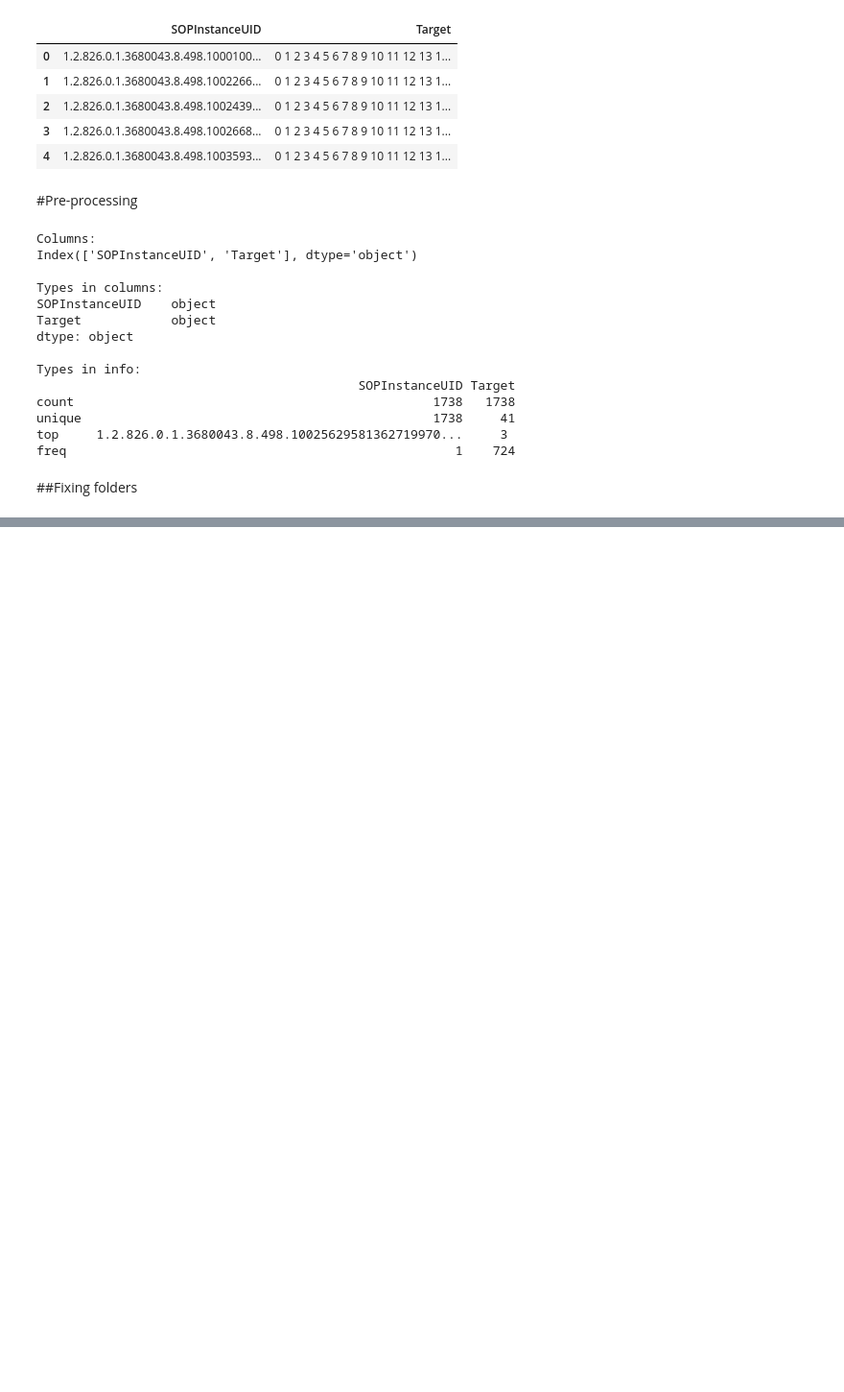
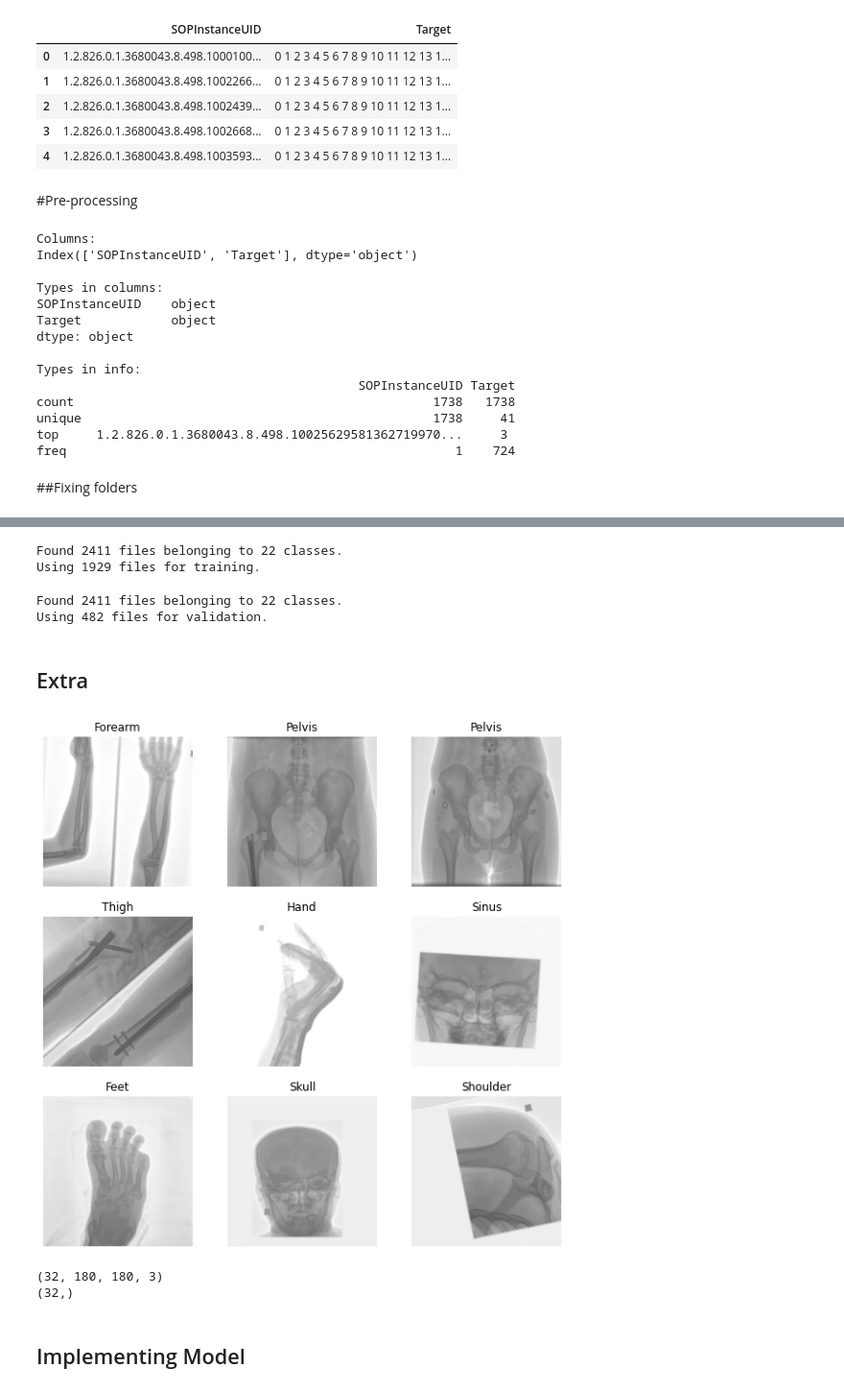
Before and after one commit to LucasLessa1/X-rayBodyPart, a Jupyter notebook: Proj_CIS_Imagens_Raio_X.ipynb, the cells around one changed output, grey strips where cells are left out. Shown: that part at 96% size. Drawn from its saved outputs; the diff is of its cells as text; code cells hidden in the pictures; blank space fills up the shorter version.

Commit message:
Começando o modelo.  tf.image_dataset_from_directory

```diff
--- a/Proj_CIS_Imagens_Raio_X.ipynb
+++ b/Proj_CIS_Imagens_Raio_X.ipynb
@@ -324,5 +368,0 @@ fix2.verify("/content/imageModel" ,"result")
-# %%
-import tensorflow
-labels = [x for x in bodyparts.values()]
-train_batches = ImageDataGenerator(preprocessing_function = tensorflow.keras.applications.vgg16.preprocess_input)
-train_batches = train_batches.flow_from_directory(directory="/content/train_img/", target_size=(256,256), classes=labels, batch_size=10)
@@ -332,0 +371,56 @@ train_batches = train_batches.flow_from_directory(directory="/content/train_img/
+# %%
+#Setting the size of images for the template
+batch_size = 32
+img_height = 180
+img_width = 180
+
+data_dir = "/content/train_img"
+# %%
+train_ds = tf.keras.utils.image_dataset_from_directory(
+  data_dir,
+  validation_split=0.2,
+  subset="training",
+  seed=123,
+  image_size=(img_height, img_width),
+  batch_size=batch_size)
+# %% [output]
+Found 2411 files belonging to 22 classes.
+Using 1929 files for training.
+# %%
+val_ds = tf.keras.utils.image_dataset_from_directory(
+  data_dir,
+  validation_split=0.2,
+  subset="validation",
+  seed=123,
+  image_size=(img_height, img_width),
+  batch_size=batch_size)
+# %% [output]
+Found 2411 files belonging to 22 classes.
+Using 482 files for validation.
+# %% [markdown]
+## Extra
+# %%
+class_names = train_ds.class_names
+# print(class_names)
+# %%
+import matplotlib.pyplot as plt
+
+plt.figure(figsize=(10, 10))
+for images, labels in train_ds.take(1):
+  for i in range(9):
+    ax = plt.subplot(3, 3, i + 1)
+    plt.imshow(images[i].numpy().astype("uint8"))
+    plt.title(class_names[labels[i]])
+    plt.axis("off")
+# %% [output]
+[figure, added]
+# %%
+for image_batch, labels_batch in train_ds:
+  print(image_batch.shape)
+  print(labels_batch.shape)
+  break
+# %% [output]
+(32, 180, 180, 3)
+(32,)
+# %% [markdown]
+## Implementing Model
```
Also changed, not shown: parts of 16 cells of this notebook.
